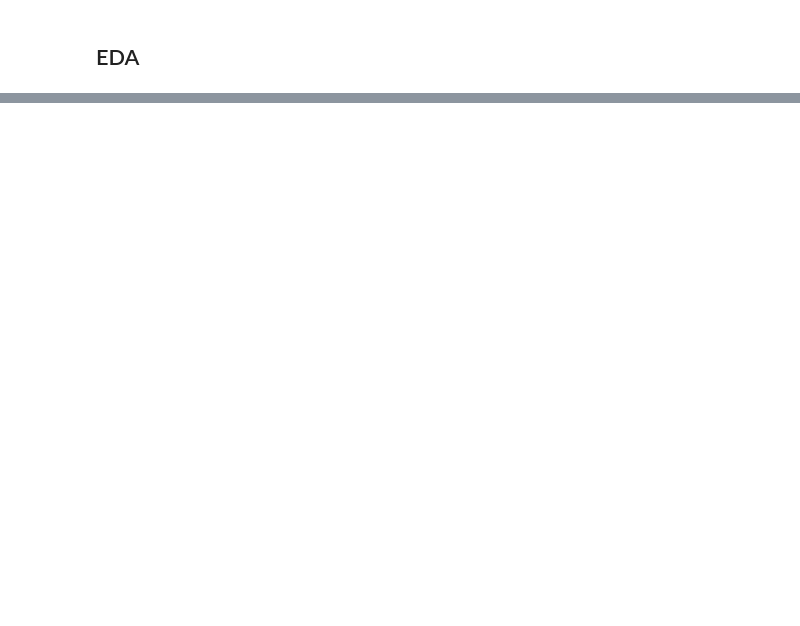
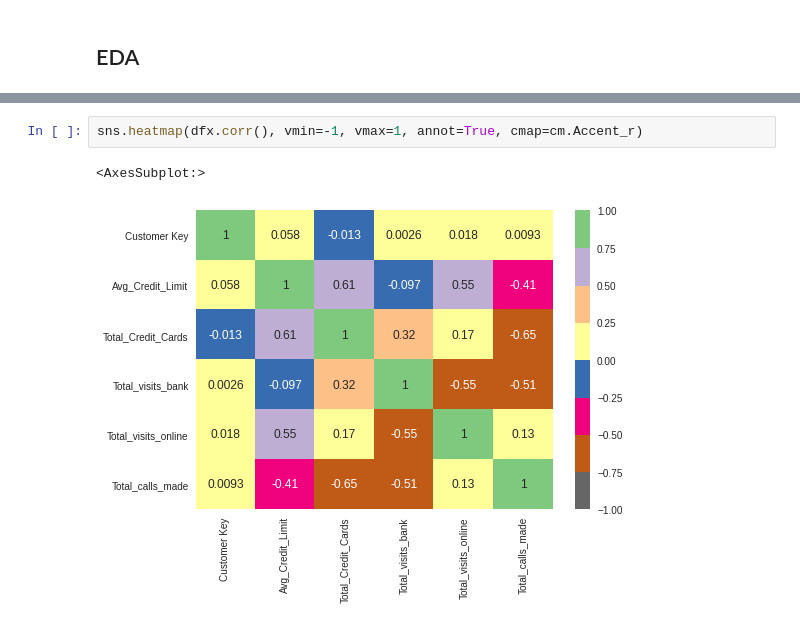
Before and after one commit to milind69/milind69, a Jupyter notebook: all_bank_customer_segmentation.ipynb, the cells around one changed output, grey strips where cells are left out. Drawn from its saved outputs; the diff is of its cells as text; blank space fills up the shorter version.

```diff
--- a/all_bank_customer_segmentation.ipynb
+++ b/all_bank_customer_segmentation.ipynb
@@ -392,0 +479,5 @@ for item in num_col:
+# %%
+sns.heatmap(dfx.corr(), vmin=-1, vmax=1, annot=True, cmap=cm.Accent_r)
+# %% [output]
+<AxesSubplot:>
+[figure, added]
```
Also changed, not shown: parts of 30 cells of this notebook.
